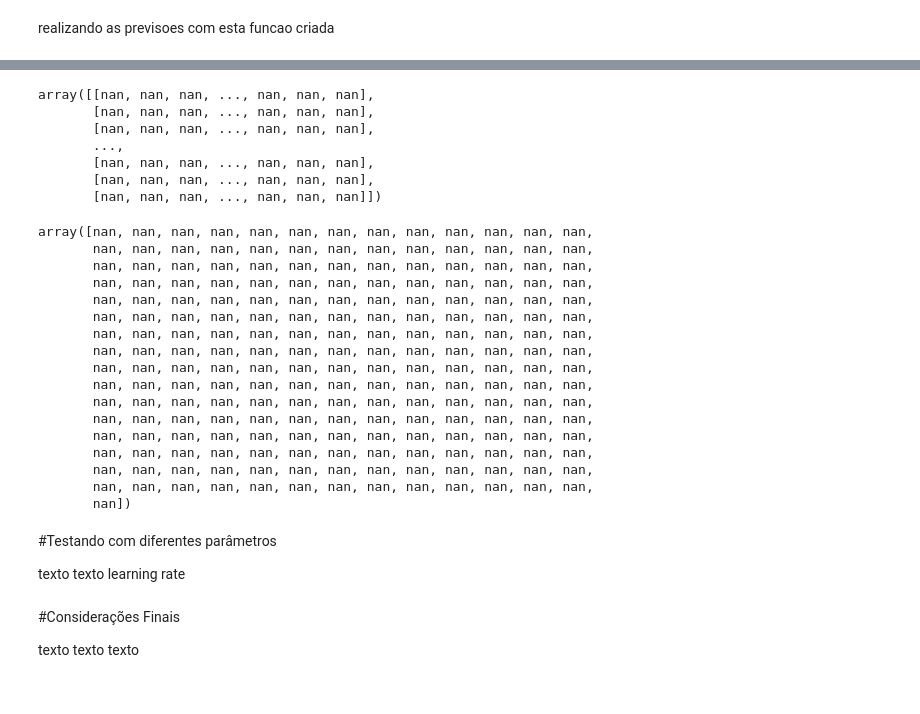
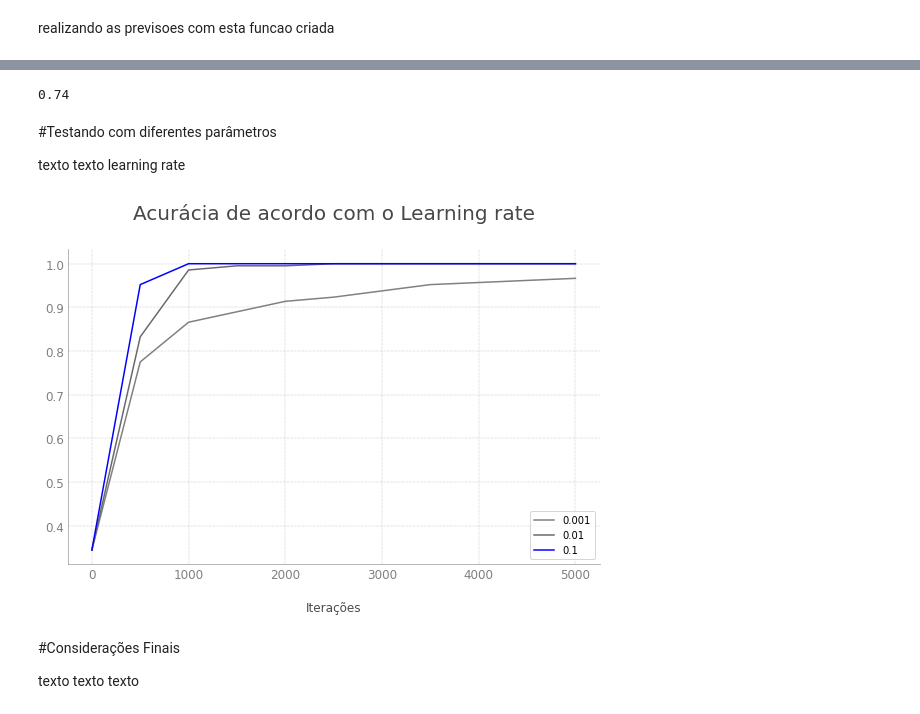
Before and after one commit to FerrazThales/Redes-Neurais, a Jupyter notebook: Cat_and_NonCat_with_Logistics_Regression.ipynb, the cells around one changed output, grey strips where cells are left out. Saved outputs shown, nothing was run; the diff lists cells and outputs as text; code cells hidden in the pictures.

```diff
--- a/Cat_and_NonCat_with_Logistics_Regression.ipynb
+++ b/Cat_and_NonCat_with_Logistics_Regression.ipynb
@@ -615,5 +627,5 @@ def logistic_regression_as_neural_network(x_train,y_train,threshold=0.5,
 # %% [markdown]
 realizando as previsoes com esta funcao criada
 # %%
-lista_de_iteracoes, lista_de_acertos , w , b = logistic_regression_as_neural_network(x_train_reshaped,y_train_reshaped,iteracoes=500)
+lista_de_iteracoes, lista_de_acertos,w,b = NeuralNetwork.applying_neural_network(x_train_reshaped,y_train_reshaped,learning_rate=0.001,iteracoes=5000)
 # %% [output]
@@ -625,30 +642,0 @@ Iteração: 500 Acerto: 0.6555023923444976
-# %%
-w
-# %% [output]
-array([[nan, nan, nan, ..., nan, nan, nan],
-       [nan, nan, nan, ..., nan, nan, nan],
-       [nan, nan, nan, ..., nan, nan, nan],
-       ...,
-       [nan, nan, nan, ..., nan, nan, nan],
-       [nan, nan, nan, ..., nan, nan, nan],
-       [nan, nan, nan, ..., nan, nan, nan]])
-# %%
-b
-# %% [output]
-array([nan, nan, nan, nan, nan, nan, nan, nan, nan, nan, nan, nan, nan,
-       nan, nan, nan, nan, nan, nan, nan, nan, nan, nan, nan, nan, nan,
-       nan, nan, nan, nan, nan, nan, nan, nan, nan, nan, nan, nan, nan,
-       nan, nan, nan, nan, nan, nan, nan, nan, nan, nan, nan, nan, nan,
-       nan, nan, nan, nan, nan, nan, nan, nan, nan, nan, nan, nan, nan,
-       nan, nan, nan, nan, nan, nan, nan, nan, nan, nan, nan, nan, nan,
-       nan, nan, nan, nan, nan, nan, nan, nan, nan, nan, nan, nan, nan,
-       nan, nan, nan, nan, nan, nan, nan, nan, nan, nan, nan, nan, nan,
-       nan, nan, nan, nan, nan, nan, nan, nan, nan, nan, nan, nan, nan,
-       nan, nan, nan, nan, nan, nan, nan, nan, nan, nan, nan, nan, nan,
-       nan, nan, nan, nan, nan, nan, nan, nan, nan, nan, nan, nan, nan,
-       nan, nan, nan, nan, nan, nan, nan, nan, nan, nan, nan, nan, nan,
-       nan, nan, nan, nan, nan, nan, nan, nan, nan, nan, nan, nan, nan,
-       nan, nan, nan, nan, nan, nan, nan, nan, nan, nan, nan, nan, nan,
-       nan, nan, nan, nan, nan, nan, nan, nan, nan, nan, nan, nan, nan,
-       nan, nan, nan, nan, nan, nan, nan, nan, nan, nan, nan, nan, nan,
-       nan])
@@ -655,8 +645,54 @@ array([nan, nan, nan, nan, nan, nan, nan, nan, nan, nan, nan, nan, nan,
+# %%
+(predicoes == y_test).sum() / predicoes.shape[1]
+# %% [output]
+0.74
 # %% [markdown]
 #Testando com diferentes parâmetros
 
 texto texto
  learning rate
+# %%
+#learning rates a serem testados
+learning_rates = [0.001,0.01,0.1]
+
+#listas para guardar os valores das acuracidades e iteracoes
+acuracidade = []
+iteracoes = []
+
+for learning_rate in learning_rates:
+   lista_de_iteracoes, lista_de_acertos, _ , _ = NeuralNetwork.applying_neural_network(x_train_reshaped,y_train_reshaped,
+                                                                                       learning_rate=learning_rate,iteracoes=5000,imprimir=False)
+   iteracoes.append(lista_de_iteracoes)
+   acuracidade.append(lista_de_acertos)
+
+#criar gráficos
+fig,ax = plt.subplots(figsize=(8,6))
+
+#criando os gráficos
+ax.plot(iteracoes[0],acuracidade[0],color='grey')
+ax.plot(iteracoes[1],acuracidade[1],color='dimgrey')
+ax.plot(iteracoes[2],acuracidade[2],color='blue')
+
+#colocando legendas
+lengendas = ['0.001','0.01','0.1']
+ax.legend(lengendas,framealpha=0.8)
+
+#layout do gráfico
+ax.spines['top'].set_visible(False)
+ax.spines['right'].set_visible(False)
+ax.spines['left'].set_color('grey')
+ax.spines['left'].set_alpha(0.7)
+ax.spines['bottom'].set_color('grey')
+ax.spines['bottom'].set_alpha(0.7)
+ax.grid(linestyle='-.',lw=0.35,aa=True)
+ax.tick_params(axis='both',colors='grey',length=0,labelsize=12)
+ax.set_xlabel('Iterações',labelpad=20,fontdict={'fontsize':12},color='#4c4c4c')
+ax.set_title('Acurácia de acordo com o Learning rate',pad=30,fontdict={'fontsize':20},color='#474747')
+
+#plotando os gráficos
+plt.tight_layout();
+# %% [output]
+[figure, added]
 # %% [markdown]
 #Considerações Finais
 
```
Also changed, not shown: parts of 5 cells of this notebook.
